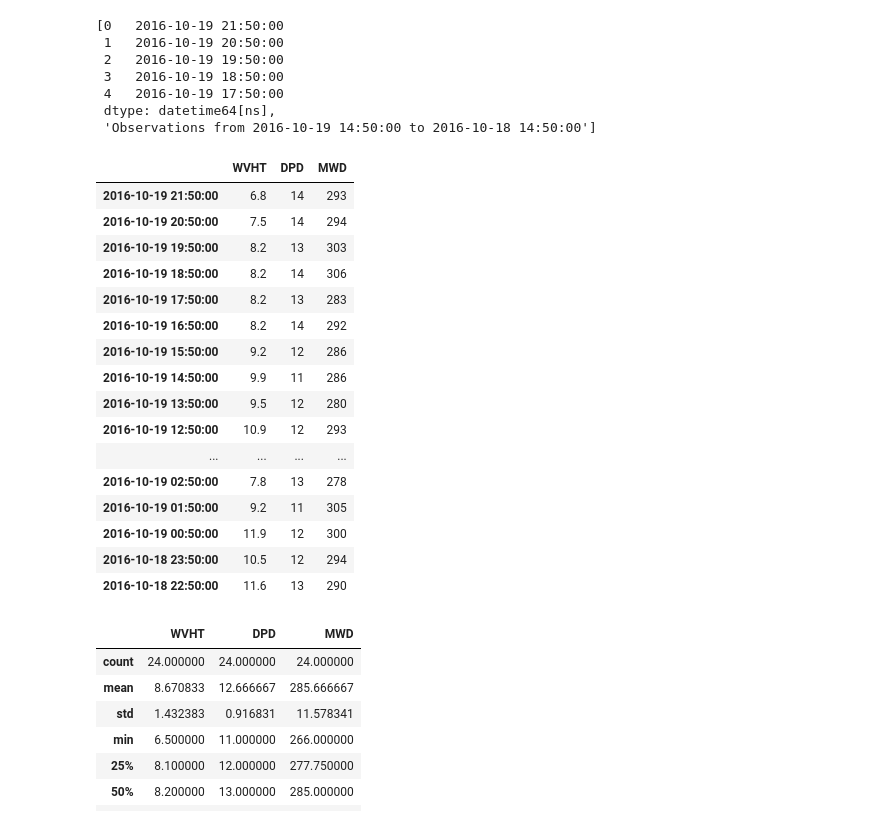
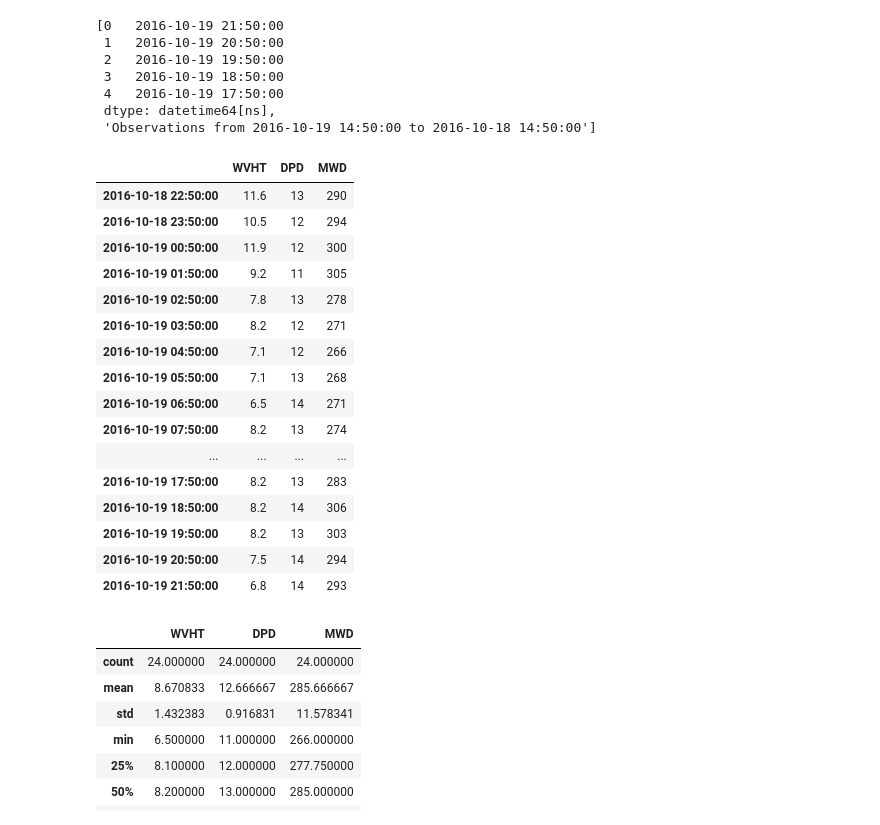
Before and after one commit to dhelliwell/buoy-data-notebooks, a Jupyter notebook: Bouy_Data.ipynb, the cells around one changed output. Cells and saved outputs as stored; diff of their text form; code cells hidden in the pictures.

```diff
--- a/Bouy_Data.ipynb
+++ b/Bouy_Data.ipynb
@@ -44,30 +44,32 @@ tlt_str = 'Observations from ' + str(last_hour) + ' to ' + str(first_hour)
  'Observations from 2016-10-19 14:50:00 to 2016-10-18 14:50:00']
 # %%
 # Get pertinate information from bouy22_df and convert meters to feet.
+# Change time order to oldest on top.
 MWD_df = bouy22_df[['DPD', 'MWD']]
 MWD_df.index = ts
 feet = np.around(bouy22_df.loc[:,'WVHT'] * 3.4, decimals=1).values
 MWD_df.insert(0, 'WVHT', feet)
 
+MWD_df = MWD_df.sort_index(ascending=True, axis=0)
 MWD_df
 # %% [output]
 |  | WVHT | DPD | MWD |
+| 2016-10-18 22:50:00 | 11.6 | 13 | 290 |
+| 2016-10-18 23:50:00 | 10.5 | 12 | 294 |
+| 2016-10-19 00:50:00 | 11.9 | 12 | 300 |
+| 2016-10-19 01:50:00 | 9.2 | 11 | 305 |
+| 2016-10-19 02:50:00 | 7.8 | 13 | 278 |
+| 2016-10-19 03:50:00 | 8.2 | 12 | 271 |
+| 2016-10-19 04:50:00 | 7.1 | 12 | 266 |
+| 2016-10-19 05:50:00 | 7.1 | 13 | 268 |
+| 2016-10-19 06:50:00 | 6.5 | 14 | 271 |
+| 2016-10-19 07:50:00 | 8.2 | 13 | 274 |
+| ... | ... | ... | ... |
+| 2016-10-19 17:50:00 | 8.2 | 13 | 283 |
+| 2016-10-19 18:50:00 | 8.2 | 14 | 306 |
+| 2016-10-19 19:50:00 | 8.2 | 13 | 303 |
+| 2016-10-19 20:50:00 | 7.5 | 14 | 294 |
 | 2016-10-19 21:50:00 | 6.8 | 14 | 293 |
-| 2016-10-19 20:50:00 | 7.5 | 14 | 294 |
-| 2016-10-19 19:50:00 | 8.2 | 13 | 303 |
-| 2016-10-19 18:50:00 | 8.2 | 14 | 306 |
-| 2016-10-19 17:50:00 | 8.2 | 13 | 283 |
-| 2016-10-19 16:50:00 | 8.2 | 14 | 292 |
-| 2016-10-19 15:50:00 | 9.2 | 12 | 286 |
-| 2016-10-19 14:50:00 | 9.9 | 11 | 286 |
-| 2016-10-19 13:50:00 | 9.5 | 12 | 280 |
-| 2016-10-19 12:50:00 | 10.9 | 12 | 293 |
-| ... | ... | ... | ... |
-| 2016-10-19 02:50:00 | 7.8 | 13 | 278 |
-| 2016-10-19 01:50:00 | 9.2 | 11 | 305 |
-| 2016-10-19 00:50:00 | 11.9 | 12 | 300 |
-| 2016-10-18 23:50:00 | 10.5 | 12 | 294 |
-| 2016-10-18 22:50:00 | 11.6 | 13 | 290 |
 # %%
 MWD_df.describe()
 # %% [output]
```
Also changed, not shown: parts of 2 cells of this notebook.
